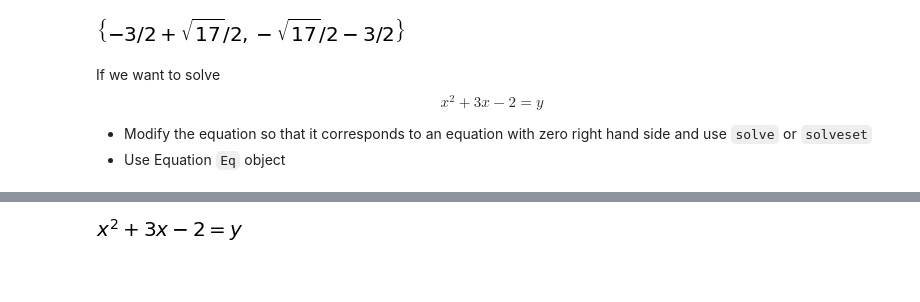
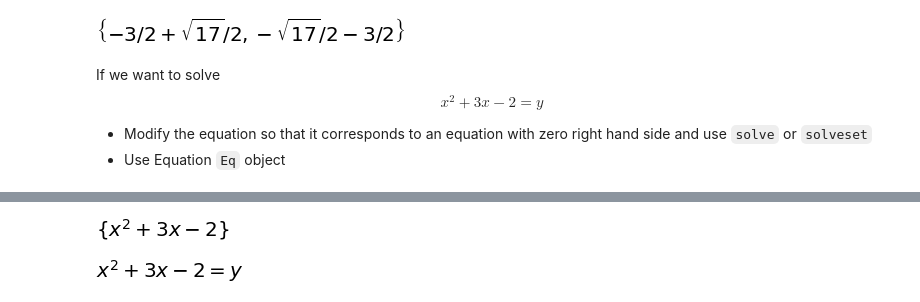
Before and after one commit to ebenezer11/CAD1-sympy, a Jupyter notebook: lab1.ipynb, the cells around one changed output, grey strips where cells are left out. Cells and saved outputs as stored; diff of their text form; code cells hidden in the pictures; blank space fills up the shorter version.

```diff
--- a/lab1.ipynb
+++ b/lab1.ipynb
@@ -247,3 +247,7 @@ NameError: name 'sym' is not defined
+# %%
+sym.solveset(x**2+3*x-2-y,y)
+# %% [output]
+[figure, added]
 # %%
 eqn = sym.Eq(x**2 +3*x -2, y)
 eqn
```
Also changed, not shown: parts of 28 cells of this notebook.
